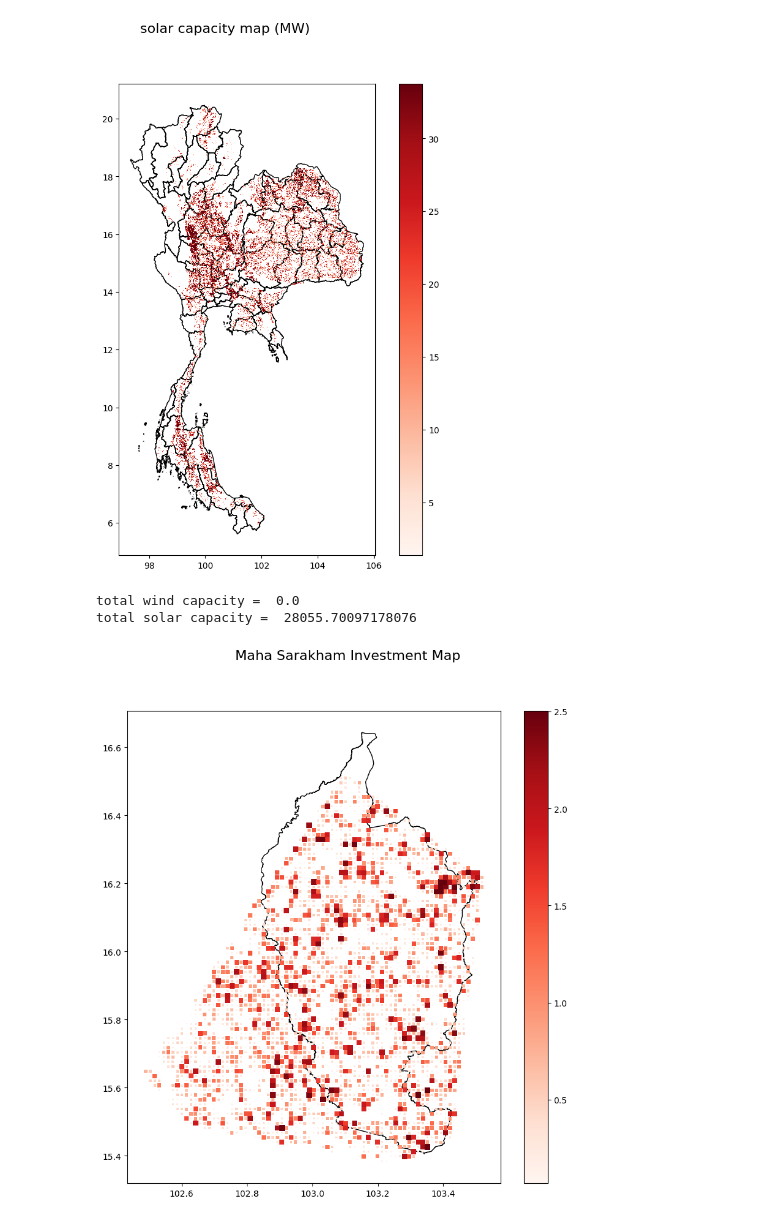
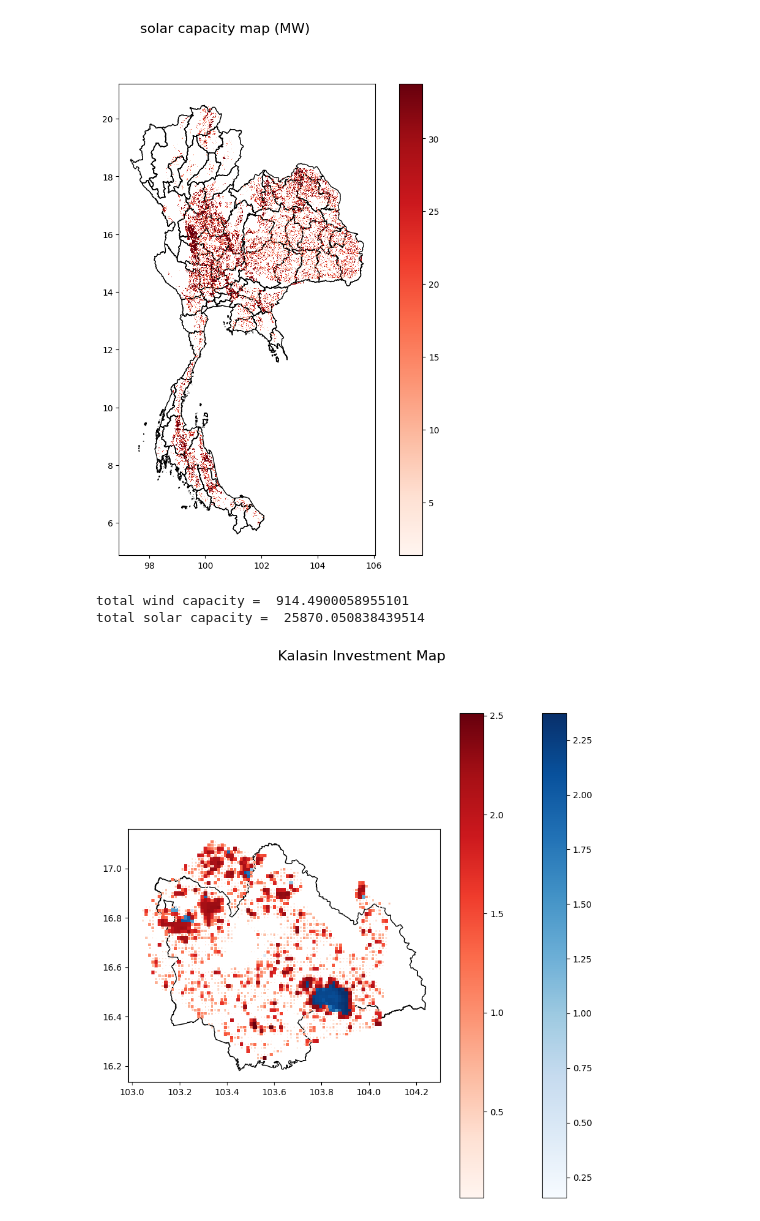
Before and after one commit to NarasetS/REPowerPlant_Siting, a Jupyter notebook: 13_SI_SitingPlant_SolarWind.ipynb, the cells around one changed output. Cells and saved outputs as stored; diff of their text form; code cells hidden in the pictures.

```diff
--- a/13_SI_SitingPlant_SolarWind.ipynb
+++ b/13_SI_SitingPlant_SolarWind.ipynb
@@ -185,29 +185,29 @@ R3 Solar =  139120.20408689155
 R4 Solar =  281350.8078186071
 [figure]
 # %%
-province = 'Maha Sarakham'
+province = 'Kalasin'
 thailandmap = gpd.read_file('Data\\tha_admbnda_adm1_rtsd_20220121\\tha_admbnda_adm1_rtsd_20220121.shp')
 thailandmap.crs = {'init': 'epsg:4326'}
 specificarea = thailandmap.loc[thailandmap['ADM1_EN'] == province]
 bound = specificarea.unary_union.bounds
 
 print("total wind capacity = ", df_wind['cap_wind'].loc[df_wind['ADM1_EN'] == province].sum())
 
 print("total solar capacity = ", df_solar['cap_solar'].loc[df_solar['ADM1_EN'] == province].sum())
 
 
 fig, ax = plt.subplots(figsize=(10,10))
 fig.suptitle(province + ' Investment Map ', fontsize=16)
 specificarea.plot(ax = ax, color='none', edgecolor = 'black', zorder = 0)
 try:
     df_wind.loc[df_wind['ADM1_EN'] == province].plot(ax = ax,legend=True,zorder = 1,column = 'SI_Wind',cmap = 'Blues')
 except:
     None
 try:
     df_solar.loc[df_solar['ADM1_EN'] == province].plot(ax = ax,legend=True,zorder = 3,column = 'SI_Solar',cmap = 'Reds')
 except:
     None
 # %% [output]
-total wind capacity =  0.0
-total solar capacity =  28055.70097178076
+total wind capacity =  914.4900058955101
+total solar capacity =  25870.050838439514
-[figure, old version]
+[figure, new version]
```
Also changed, not shown: parts of 1 cell of this notebook, 7 other files.
